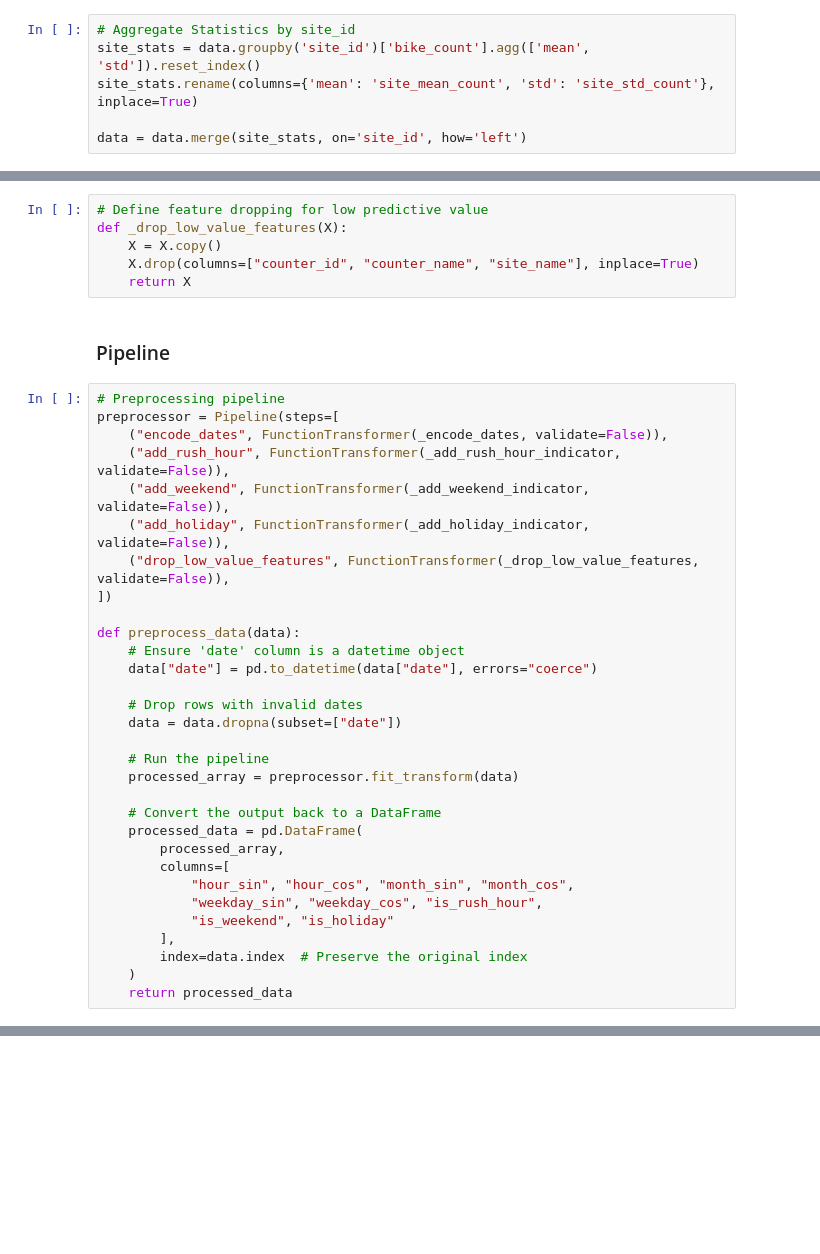
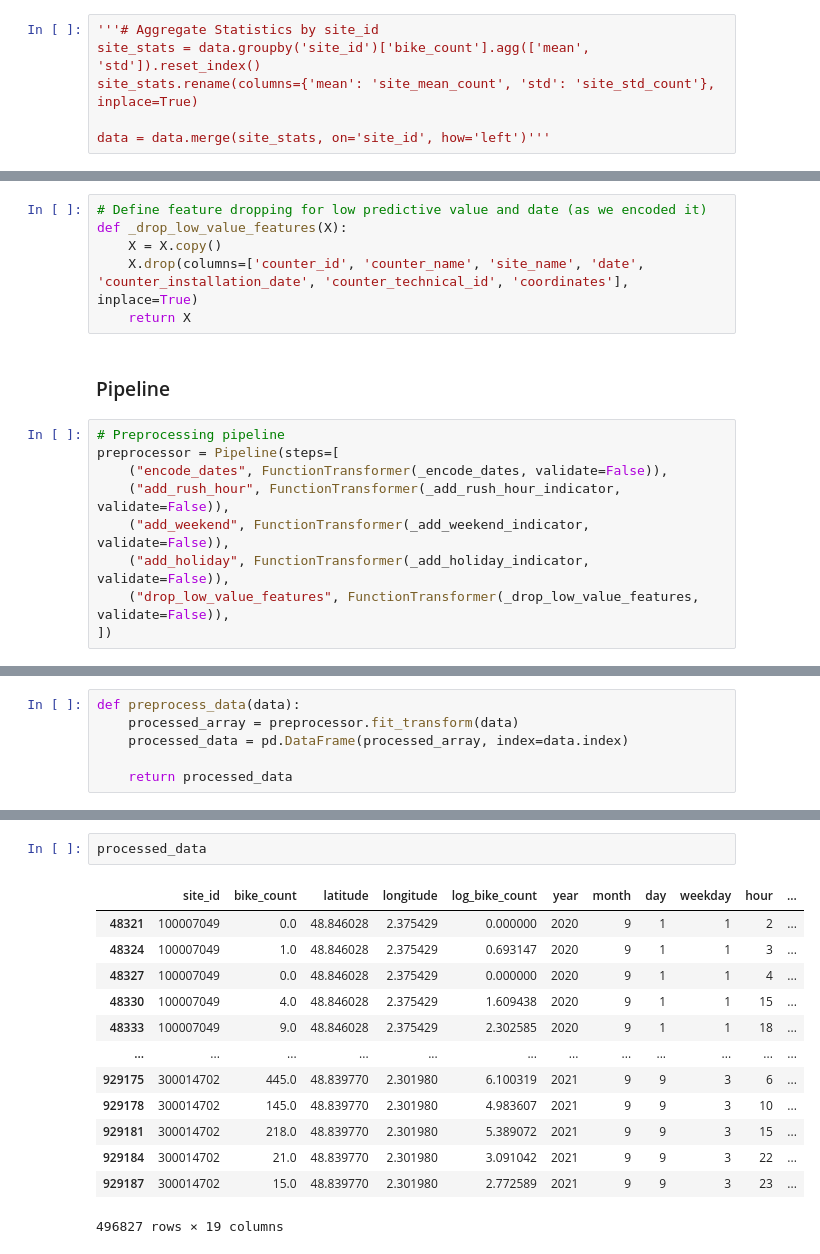
Before and after one commit to floriankozikowski/bike_counters, a Jupyter notebook: Preprocessing_feature_engineering.ipynb, the cells around one changed output, grey strips where cells are left out. Cells and saved outputs as stored; diff of their text form; blank space fills up the shorter version.

```diff
--- a/Preprocessing_feature_engineering.ipynb
+++ b/Preprocessing_feature_engineering.ipynb
@@ -110,8 +113,8 @@ Categorical columns: Index(['counter_id', 'counter_name', 'site_name', 'coordina
 # %% [markdown]
 ### Feature Engineering
 # %%
-# Aggregate Statistics by site_id
+'''# Aggregate Statistics by site_id
 site_stats = data.groupby('site_id')['bike_count'].agg(['mean', 'std']).reset_index()
 site_stats.rename(columns={'mean': 'site_mean_count', 'std': 'site_std_count'}, inplace=True)
 
-data = data.merge(site_stats, on='site_id', how='left')
+data = data.merge(site_stats, on='site_id', how='left')'''
@@ -144,10 +149,10 @@ def _add_holiday_indicator(X):
 # %% [markdown]
 ### Drop Features with low predictive value
 # %%
-# Define feature dropping for low predictive value
+# Define feature dropping for low predictive value and date (as we encoded it)
 def _drop_low_value_features(X):
     X = X.copy()
-    X.drop(columns=["counter_id", "counter_name", "site_name"], inplace=True)
+    X.drop(columns=['counter_id', 'counter_name', 'site_name', 'date', 'counter_installation_date', 'counter_technical_id', 'coordinates'], inplace=True)
     return X
 # %% [markdown]
 ### Pipeline
@@ -160,25 +165,3 @@ preprocessor = Pipeline(steps=[
     ("add_holiday", FunctionTransformer(_add_holiday_indicator, validate=False)),
     ("drop_low_value_features", FunctionTransformer(_drop_low_value_features, validate=False)),
 ])
-
-def preprocess_data(data):
-    # Ensure 'date' column is a datetime object
-    data["date"] = pd.to_datetime(data["date"], errors="coerce")
-
-    # Drop rows with invalid dates
-    data = data.dropna(subset=["date"])
-
-    # Run the pipeline
-    processed_array = preprocessor.fit_transform(data)
-
-    # Convert the output back to a DataFrame
-    processed_data = pd.DataFrame(
-        processed_array,
-        columns=[
-            "hour_sin", "hour_cos", "month_sin", "month_cos",
-            "weekday_sin", "weekday_cos", "is_rush_hour",
-            "is_weekend", "is_holiday"
-        ],
-        index=data.index  # Preserve the original index
-    )
-    return processed_data
@@ -185,3 +184,9 @@ def preprocess_data(data):
+# %%
+def preprocess_data(data):
+    processed_array = preprocessor.fit_transform(data)
+    processed_data = pd.DataFrame(processed_array, index=data.index)
+
+    return processed_data
 # %%
 # Preprocess the data
 processed_data = preprocess_data(data)
@@ -199,0 +201,16 @@ KeyError: 'date'
+# %%
+processed_data
+# %% [output]
+|  | site_id | bike_count | latitude | longitude | log_bike_count | year | month | day | weekday | hour | ... |
+| 48321 | 100007049 | 0.0 | 48.846028 | 2.375429 | 0.000000 | 2020 | 9 | 1 | 1 | 2 | ... |
+| 48324 | 100007049 | 1.0 | 48.846028 | 2.375429 | 0.693147 | 2020 | 9 | 1 | 1 | 3 | ... |
+| 48327 | 100007049 | 0.0 | 48.846028 | 2.375429 | 0.000000 | 2020 | 9 | 1 | 1 | 4 | ... |
+| 48330 | 100007049 | 4.0 | 48.846028 | 2.375429 | 1.609438 | 2020 | 9 | 1 | 1 | 15 | ... |
+| 48333 | 100007049 | 9.0 | 48.846028 | 2.375429 | 2.302585 | 2020 | 9 | 1 | 1 | 18 | ... |
+| ... | ... | ... | ... | ... | ... | ... | ... | ... | ... | ... | ... |
+| 929175 | 300014702 | 445.0 | 48.839770 | 2.301980 | 6.100319 | 2021 | 9 | 9 | 3 | 6 | ... |
+| 929178 | 300014702 | 145.0 | 48.839770 | 2.301980 | 4.983607 | 2021 | 9 | 9 | 3 | 10 | ... |
+| 929181 | 300014702 | 218.0 | 48.839770 | 2.301980 | 5.389072 | 2021 | 9 | 9 | 3 | 15 | ... |
+| 929184 | 300014702 | 21.0 | 48.839770 | 2.301980 | 3.091042 | 2021 | 9 | 9 | 3 | 22 | ... |
+| 929187 | 300014702 | 15.0 | 48.839770 | 2.301980 | 2.772589 | 2021 | 9 | 9 | 3 | 23 | ... |
+496827 rows × 19 columns
```
Also changed, not shown: parts of 8 cells of this notebook, 2 other files.
